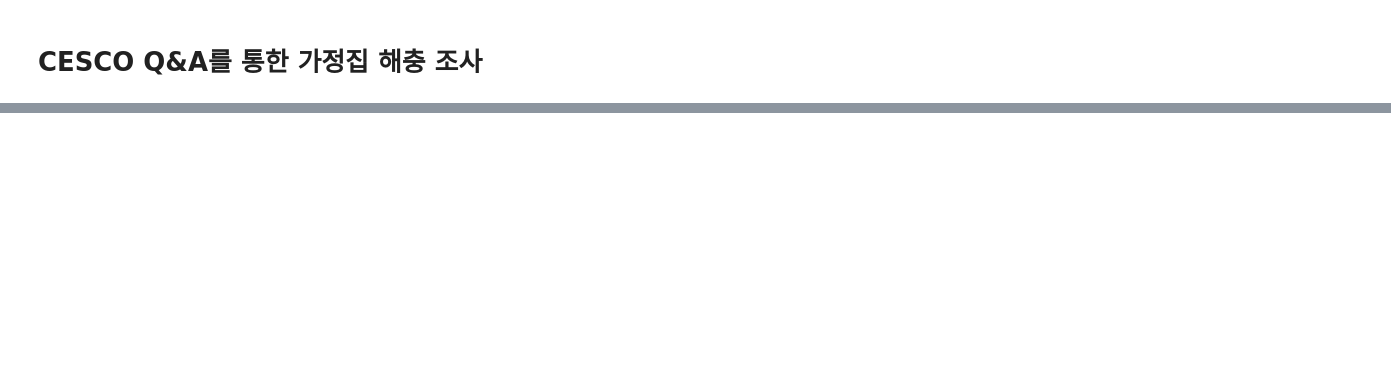
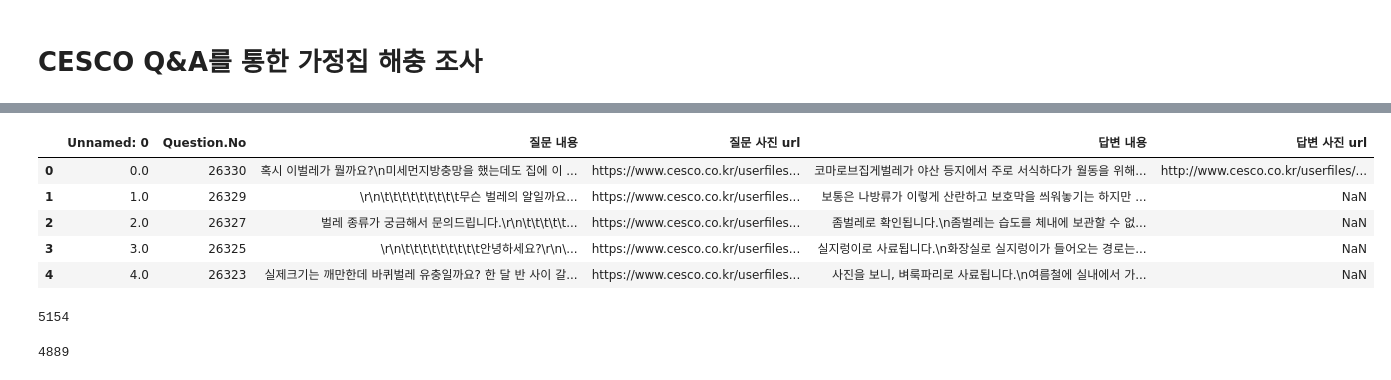
Before and after one commit to ajs7270/snu_bigdata21, a Jupyter notebook: 02_web_crawling/web_crawling.ipynb, the cells around one changed output, grey strips where cells are left out. Cells and saved outputs as stored; diff of their text form; code cells hidden in the pictures; blank space fills up the shorter version.

```diff
--- a/02_web_crawling/web_crawling.ipynb
+++ b/02_web_crawling/web_crawling.ipynb
@@ -42,0 +205,24 @@ print(soup.prettify())
+# %%
+import pandas as pd
+df = pd.read_csv("dataset.csv")
+# %%
+df.head()
+# %% [output]
+|  | Unnamed: 0 | Question.No | 질문 내용 | 질문 사진 url | 답변 내용 | 답변 사진 url |
+| 0 | 0.0 | 26330 | 혹시 이벌레가 뭘까요?\n미세먼지방충망을 했는데도 집에 이 ... | https://www.cesco.co.kr/userfiles... | 코마로브집게벌레가 야산 등지에서 주로 서식하다가 월동을 위해... | http://www.cesco.co.kr/userfiles/... |
+| 1 | 1.0 | 26329 | \r\n\t\t\t\t\t\t\t\t\t무슨 벌레의 알일까요... | https://www.cesco.co.kr/userfiles... | 보통은 나방류가 이렇게 산란하고 보호막을 씌워놓기는 하지만 ... | NaN |
+| 2 | 2.0 | 26327 | 벌레 종류가 궁금해서 문의드립니다.\r\n\t\t\t\t\t... | https://www.cesco.co.kr/userfiles... | 좀벌레로 확인됩니다.\n좀벌레는 습도를 체내에 보관할 수 없... | NaN |
+| 3 | 3.0 | 26325 | \r\n\t\t\t\t\t\t\t\t\t안녕하세요?\r\n\... | https://www.cesco.co.kr/userfiles... | 실지렁이로 사료됩니다.\n화장실로 실지렁이가 들어오는 경로는... | NaN |
+| 4 | 4.0 | 26323 | 실제크기는 깨만한데 바퀴벌레 유충일까요? 한 달 반 사이 갈... | https://www.cesco.co.kr/userfiles... | 사진을 보니, 벼룩파리로 사료됩니다.\n여름철에 실내에서 가... | NaN |
+# %%
+# 필요한 열들을 제외하고 모두 제거
+processed_df = df[['질문 내용', '답변 내용']]
+print(len(processed_df))
+# %% [output]
+5154
+# %%
+# 결측치 제거
+processed_df=processed_df.dropna()
+print(len(processed_df))
+# %% [output]
+4889
```
Also changed, not shown: parts of 19 cells of this notebook.
